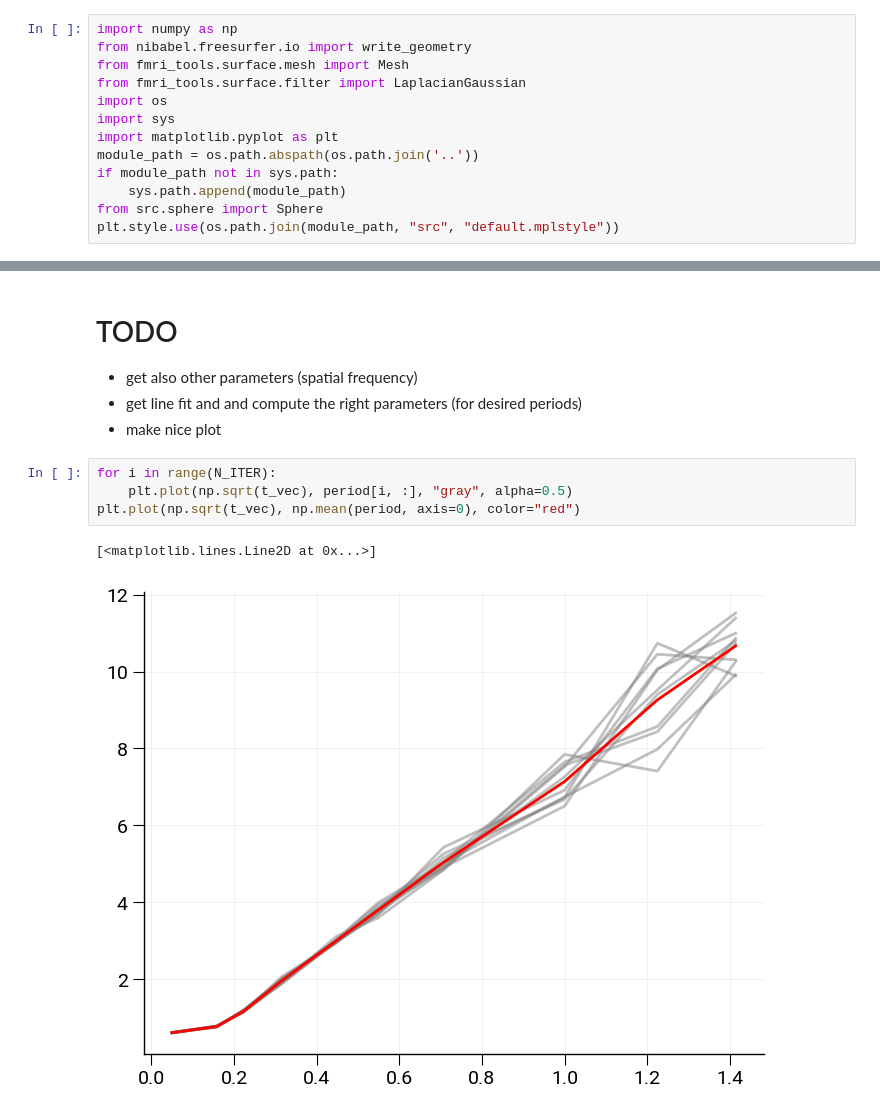
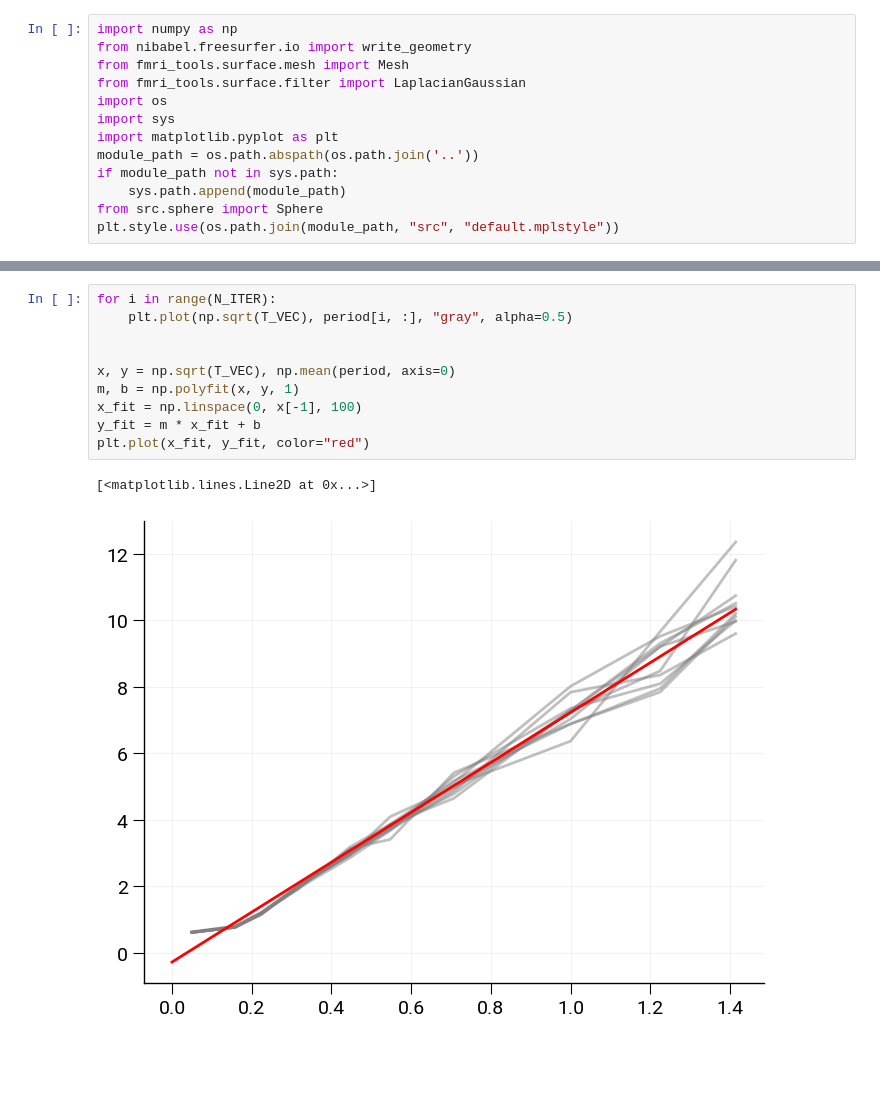
Before and after one commit to haenelt/odc, a Jupyter notebook: notebooks/filter_size.ipynb, the cells around one changed output, grey strips where cells are left out. Cells and saved outputs as stored; diff of their text form; blank space fills up the shorter version.

```diff
--- a/notebooks/filter_size.ipynb
+++ b/notebooks/filter_size.ipynb
@@ -45,12 +34,13 @@ for i in range(N_ITER):
-# %% [markdown]
-# TODO
-- get also other parameters (spatial frequency)
-- get line fit and and compute the right parameters (for desired periods)
-- make nice plot
 # %%
 for i in range(N_ITER):
-    plt.plot(np.sqrt(t_vec), period[i, :], "gray", alpha=0.5)
-plt.plot(np.sqrt(t_vec), np.mean(period, axis=0), color="red")
+    plt.plot(np.sqrt(T_VEC), period[i, :], "gray", alpha=0.5)
+
+
+x, y = np.sqrt(T_VEC), np.mean(period, axis=0)
+m, b = np.polyfit(x, y, 1)
+x_fit = np.linspace(0, x[-1], 100)
+y_fit = m * x_fit + b
+plt.plot(x_fit, y_fit, color="red")
 # %% [output]
 [<matplotlib.lines.Line2D at 0x...>]
-[figure, old version]
+[figure, new version]
```
Also changed, not shown: parts of 4 cells of this notebook, 4 other files.
